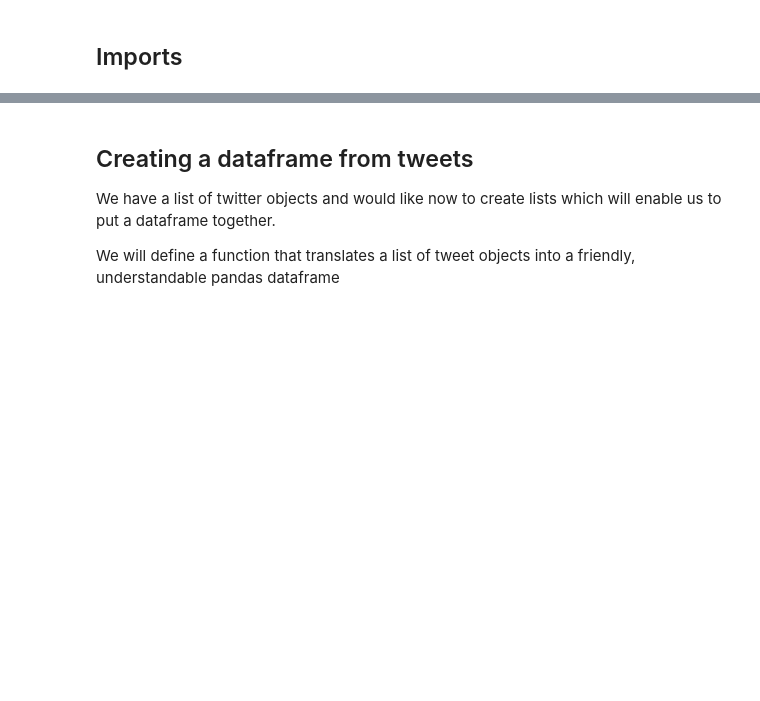
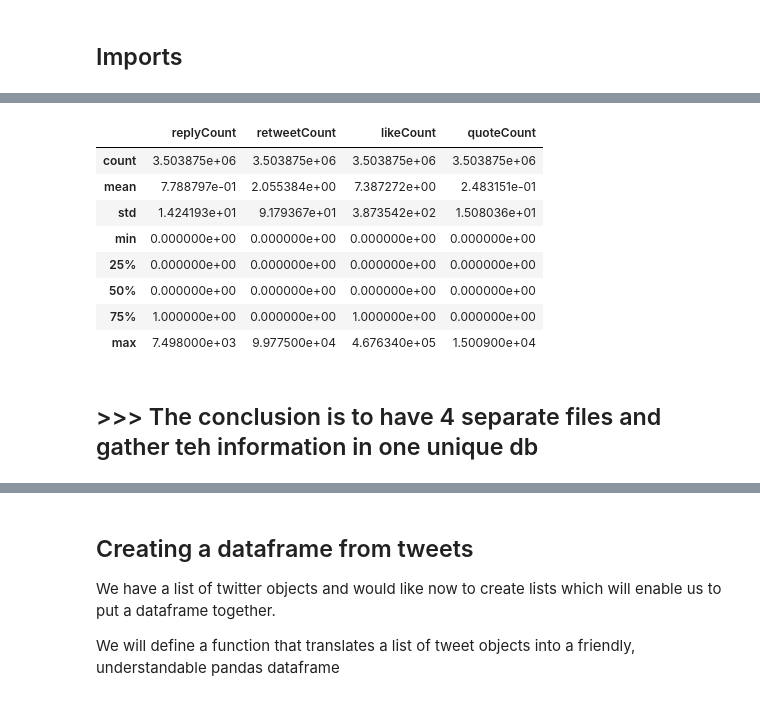
Before and after one commit to vcuspinera/Canada_response_covid, a Jupyter notebook: src/twitter-search_v3_snscrape.ipynb, the cells around one changed output, grey strips where cells are left out. Drawn from its saved outputs; the diff is of its cells as text; code cells hidden in the pictures; blank space fills up the shorter version.

```diff
--- a/src/twitter-search_v3_snscrape.ipynb
+++ b/src/twitter-search_v3_snscrape.ipynb
@@ -85,0 +155,14 @@ TypeError: object of type 'NoneType' has no len()
+# %%
+df_tot.describe()
+# %% [output]
+|  | replyCount | retweetCount | likeCount | quoteCount |
+| count | 3.503875e+06 | 3.503875e+06 | 3.503875e+06 | 3.503875e+06 |
+| mean | 7.788797e-01 | 2.055384e+00 | 7.387272e+00 | 2.483151e-01 |
+| std | 1.424193e+01 | 9.179367e+01 | 3.873542e+02 | 1.508036e+01 |
+| min | 0.000000e+00 | 0.000000e+00 | 0.000000e+00 | 0.000000e+00 |
+| 25% | 0.000000e+00 | 0.000000e+00 | 0.000000e+00 | 0.000000e+00 |
+| 50% | 0.000000e+00 | 0.000000e+00 | 0.000000e+00 | 0.000000e+00 |
+| 75% | 1.000000e+00 | 0.000000e+00 | 1.000000e+00 | 0.000000e+00 |
+| max | 7.498000e+03 | 9.977500e+04 | 4.676340e+05 | 1.500900e+04 |
+# %% [markdown]
+## >>> The conclusion is to have 4 separate files and gather teh information in one unique db
```
Also changed, not shown: parts of 24 cells of this notebook, 3 other files.
